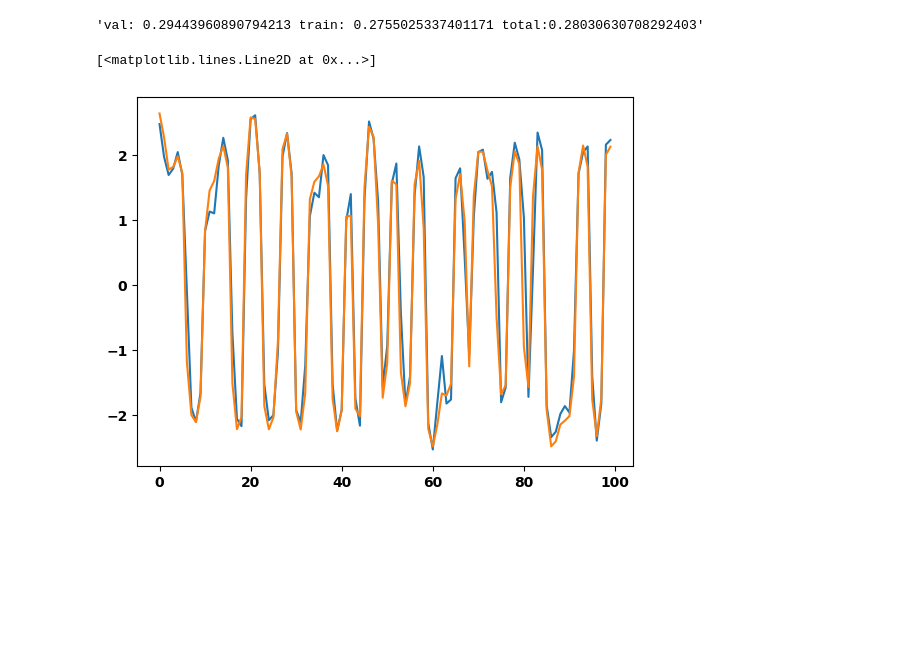
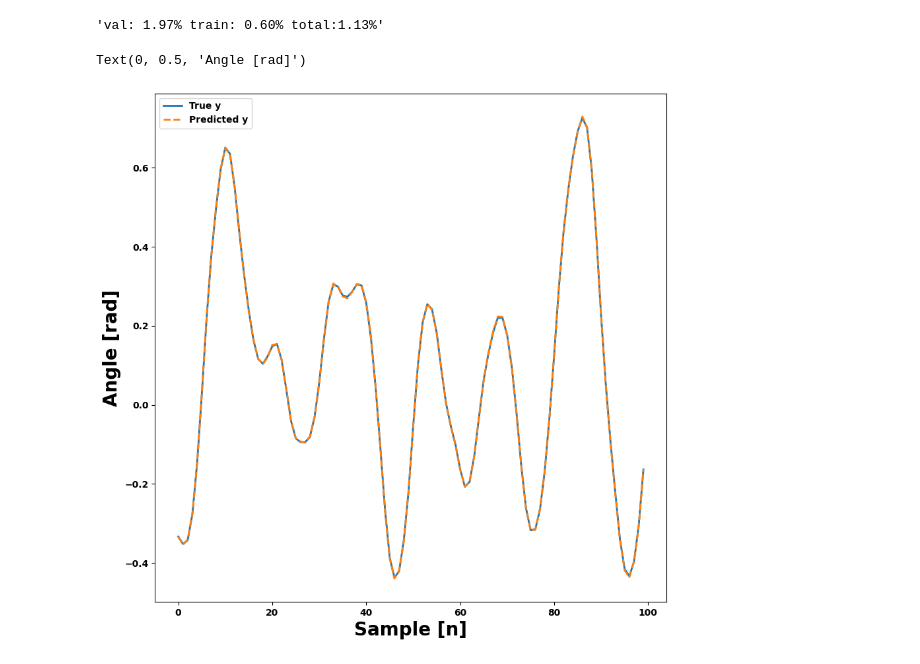
Before and after one commit to Erick-Hoogstrate/5SC28, a Jupyter notebook: __01_system_id/NARX_ANN/narx_training_pred.ipynb, the cells around one changed output. Saved outputs shown, nothing was run; the diff lists cells and outputs as text; code cells hidden in the pictures; blank space fills up the shorter version.

```diff
--- a/__01_system_id/NARX_ANN/narx_training_pred.ipynb
+++ b/__01_system_id/NARX_ANN/narx_training_pred.ipynb
@@ -41,14 +41,21 @@ torch.save(results.best_model.state_dict(), f'narx{n_epochs//1000}K_na{n_a}_nb{n
 # %%
 x_all, y_all =convert_to_narx(data.x_data, data.y_data, n_a, n_b)
 x_all, y_all=x_all.to(DEVICE), y_all.to(DEVICE)
+y_all_pred=results.best_model(x_all)
 # %%
-f'val: {calculate_error_nrms(model(data.x_val),data.y_val)} train: {calculate_error_nrms(model(data.x_train),data.y_train)} total:{calculate_error_nrms(model(x_all),y_all)}'
+f'val: {calculate_error_nrms(results.best_model(data.x_val),data.y_val):.2%} train: {calculate_error_nrms(results.best_model(data.x_train),data.y_train):.2%} total:{calculate_error_nrms(y_all_pred,y_all):.2%}'
 # %% [output]
-'val: 0.29443960890794213 train: 0.2755025337401171 total:0.28030630708292403'
+'val: 1.97% train: 0.60% total:1.13%'
-# %%
-end=100
-plt.plot(model(data.x_val).detach().cpu()[:end],)
-plt.plot(data.y_val.detach().cpu()[:end])
-# %% [output]
-[<matplotlib.lines.Line2D at 0x...>]
-[figure, removed]
+# %%
+start=0
+end=100
+fs=20
+plt.figure(figsize=(10,10))
+plt.plot(y_all.detach().cpu()[start:end], label='True y', lw=2)
+plt.plot(y_all_pred.detach().cpu()[start:end], label='Predicted y', ls='--', lw=2)
+plt.legend()
+plt.xlabel('Sample [n]',fontsize=fs)
+plt.ylabel('Angle [rad]',fontsize=fs)
+# %% [output]
+Text(0, 0.5, 'Angle [rad]')
+[figure, added]
```
Also changed, not shown: parts of 1 cell of this notebook, 4 other files.
